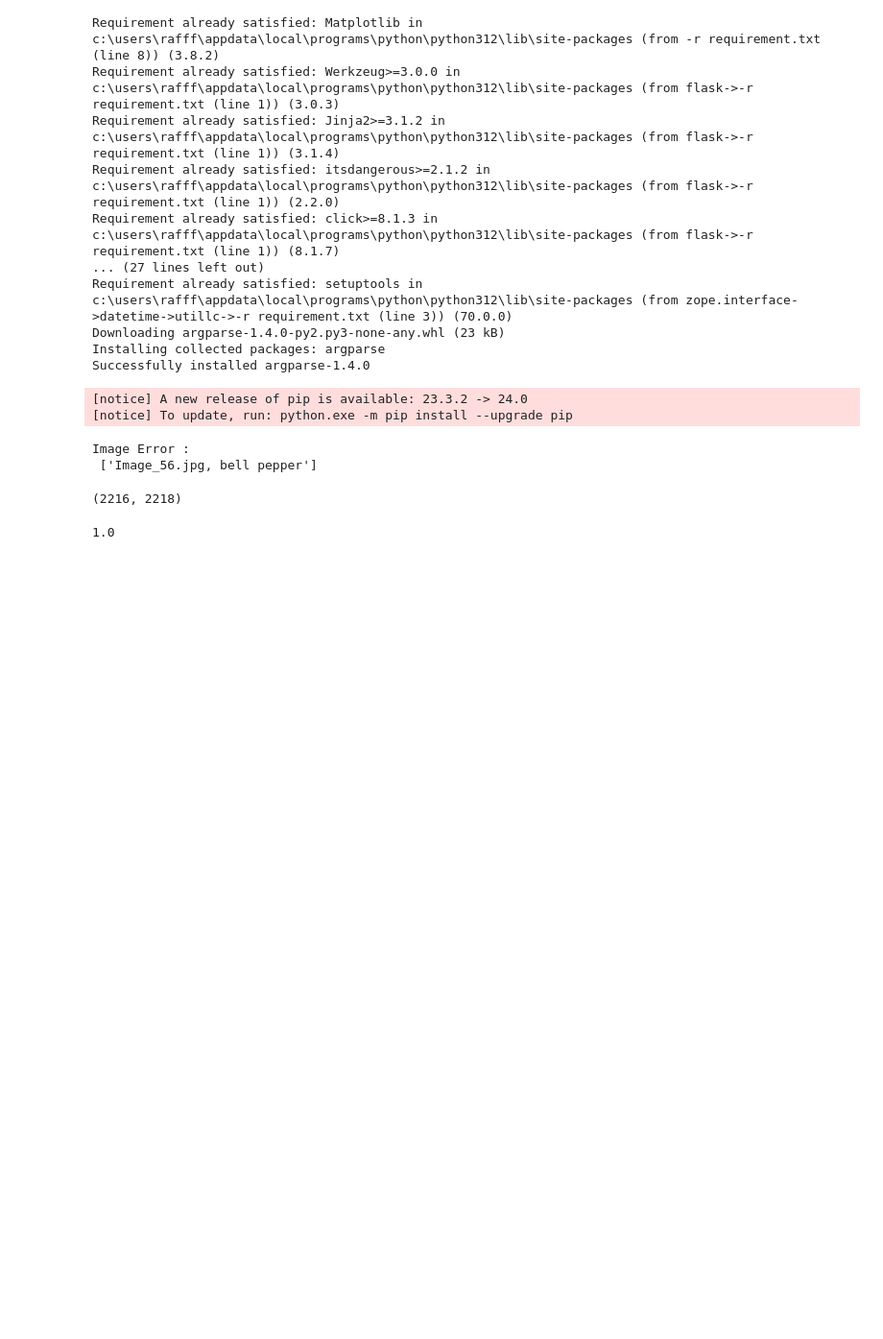
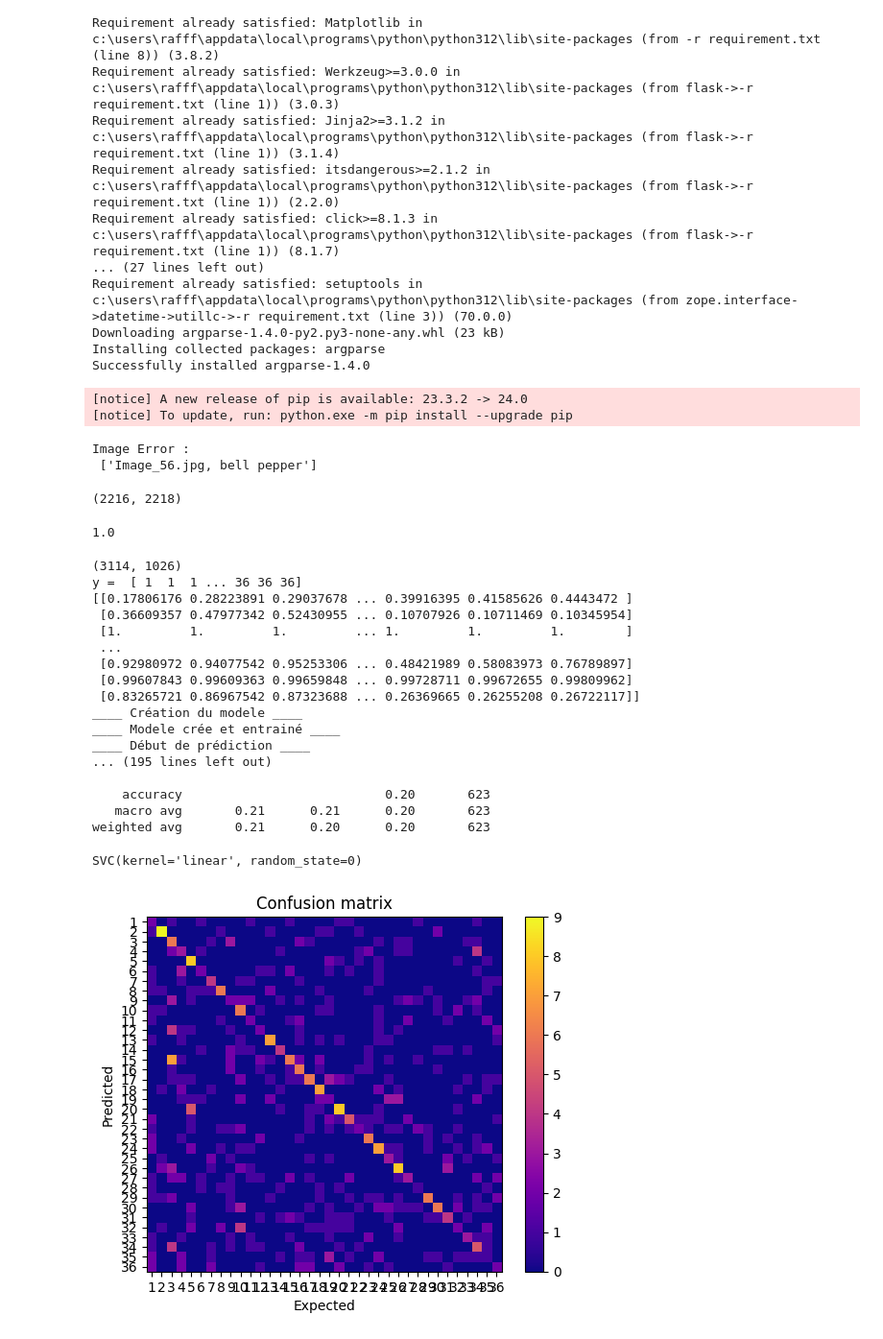
Before and after one commit to RafffEden/MSPR_TPRE522, a Jupyter notebook: Testing/Benchmark.ipynb, the cells around one changed output. Shown at 96% size. Drawn from its saved outputs; the diff is of its cells as text; code cells hidden in the pictures; blank space fills up the shorter version.

```diff
--- a/Testing/Benchmark.ipynb
+++ b/Testing/Benchmark.ipynb
@@ -155,0 +254,22 @@ cv2.destroyAllWindows()
+# %%
+training_SVM("../data_pixel.csv")
+# %% [output]
+(3114, 1026)
+y =  [ 1  1  1 ... 36 36 36]
+[[0.17806176 0.28223891 0.29037678 ... 0.39916395 0.41585626 0.4443472 ]
+ [0.36609357 0.47977342 0.52430955 ... 0.10707926 0.10711469 0.10345954]
+ [1.         1.         1.         ... 1.         1.         1.        ]
+ ...
+ [0.92980972 0.94077542 0.95253306 ... 0.48421989 0.58083973 0.76789897]
+ [0.99607843 0.99609363 0.99659848 ... 0.99728711 0.99672655 0.99809962]
+ [0.83265721 0.86967542 0.87323688 ... 0.26369665 0.26255208 0.26722117]]
+____ Création du modele ____
+____ Modele crée et entrainé ____
+____ Début de prédiction ____
+... (195 lines left out)
+
+    accuracy                           0.20       623
+   macro avg       0.21      0.21      0.20       623
+weighted avg       0.21      0.20      0.20       623
+SVC(kernel='linear', random_state=0)
+[figure, added]
```
Also changed, not shown: parts of 2 cells of this notebook, 6 other files.
